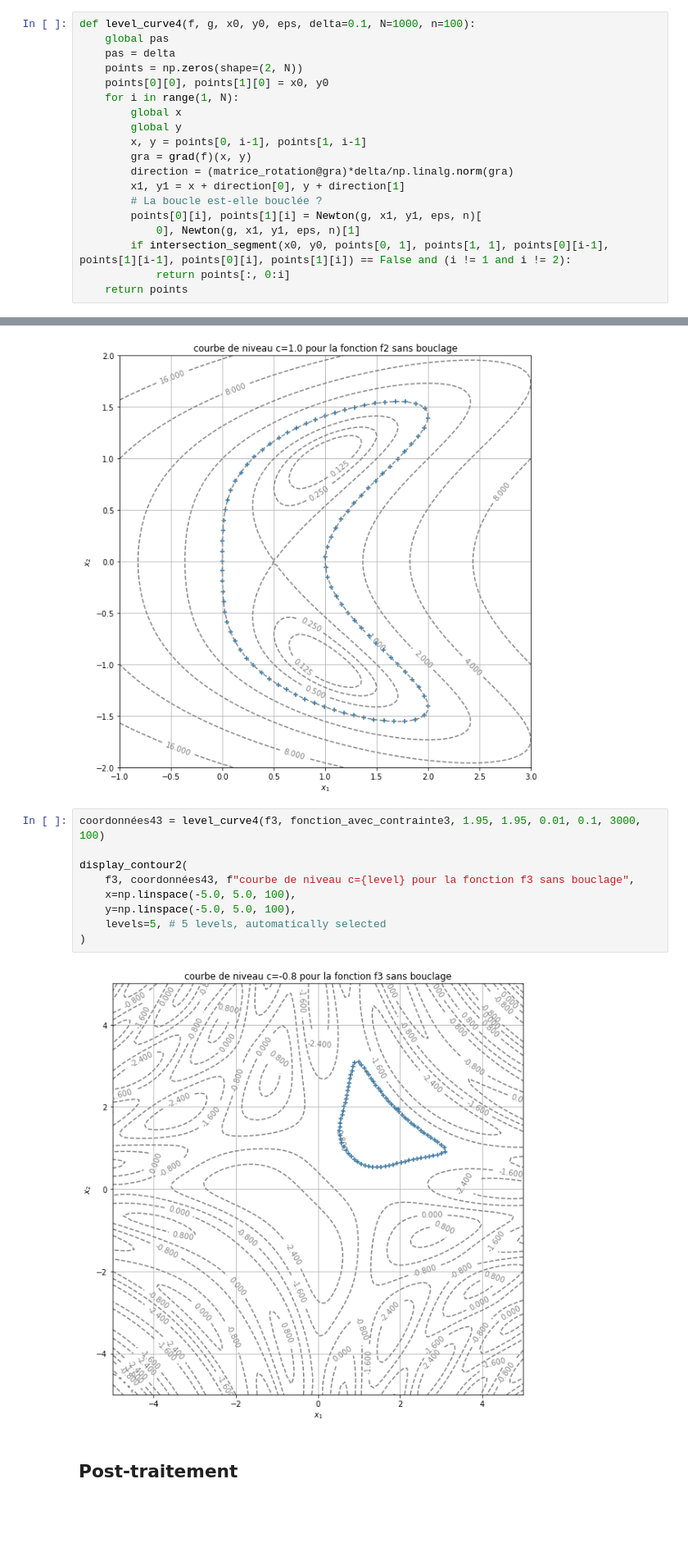
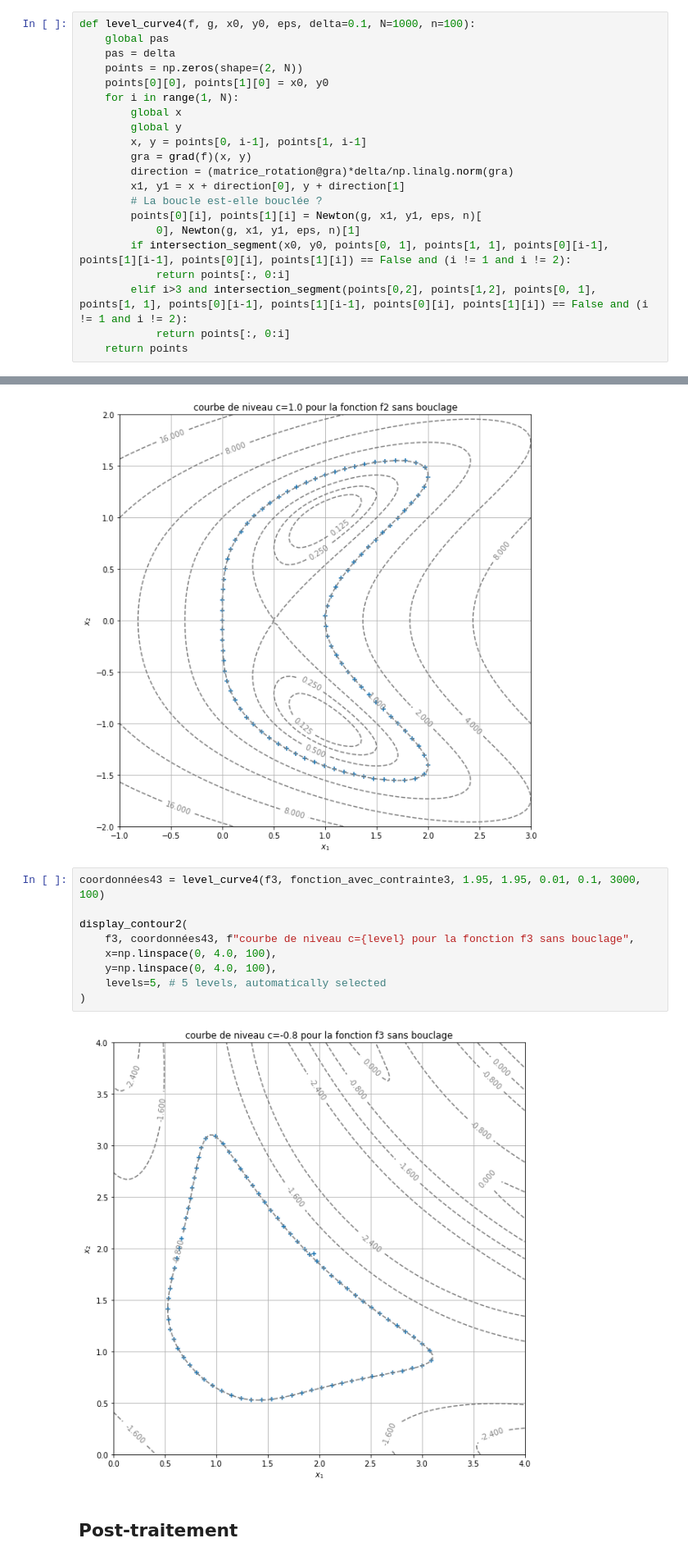
Before and after one commit to pierrechapel/projetmathsinfo, a Jupyter notebook: notebook ChapelThuillier.ipynb, the cells around one changed output, grey strips where cells are left out. Shown at 82% size. Cells and saved outputs as stored; diff of their text form; blank space fills up the shorter version.

```diff
--- a/notebook ChapelThuillier.ipynb
+++ b/notebook ChapelThuillier.ipynb
@@ -444,6 +444,8 @@ def level_curve4(f, g, x0, y0, eps, delta=0.1, N=1000, n=100):
             0], Newton(g, x1, y1, eps, n)[1]
         if intersection_segment(x0, y0, points[0, 1], points[1, 1], points[0][i-1], points[1][i-1], points[0][i], points[1][i]) == False and (i != 1 and i != 2):
             return points[:, 0:i]
+        elif i>3 and intersection_segment(points[0,2], points[1,2], points[0, 1], points[1, 1], points[0][i-1], points[1][i-1], points[0][i], points[1][i]) == False and (i != 1 and i != 2):
+            return points[:, 0:i]
     return points
 # %% [markdown]
 #### Tâche 5
@@ -468,14 +470,14 @@ display_contour2(f2, coordonnées42, f"courbe de niveau c={level} pour la foncti
 # %%
 coordonnées43 = level_curve4(f3, fonction_avec_contrainte3, 1.95, 1.95, 0.01, 0.1, 3000, 100)
 
 display_contour2(
     f3, coordonnées43, f"courbe de niveau c={level} pour la fonction f3 sans bouclage",
-    x=np.linspace(-5.0, 5.0, 100),
-    y=np.linspace(-5.0, 5.0, 100),
+    x=np.linspace(0, 4.0, 100),
+    y=np.linspace(0, 4.0, 100),
     levels=5, # 5 levels, automatically selected
 )
 # %% [output]
-[figure, old version]
+[figure, new version]
 # %% [markdown]
 ## Post-traitement
 # %% [markdown]
```
Also changed, not shown: parts of 3 cells of this notebook.
